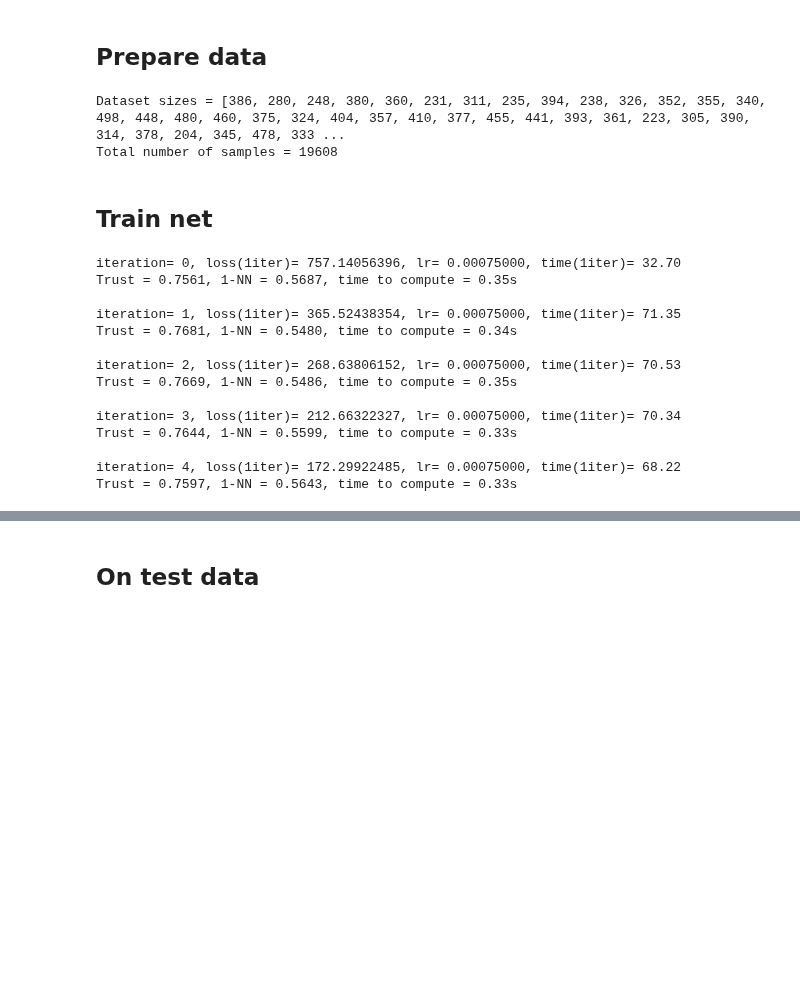
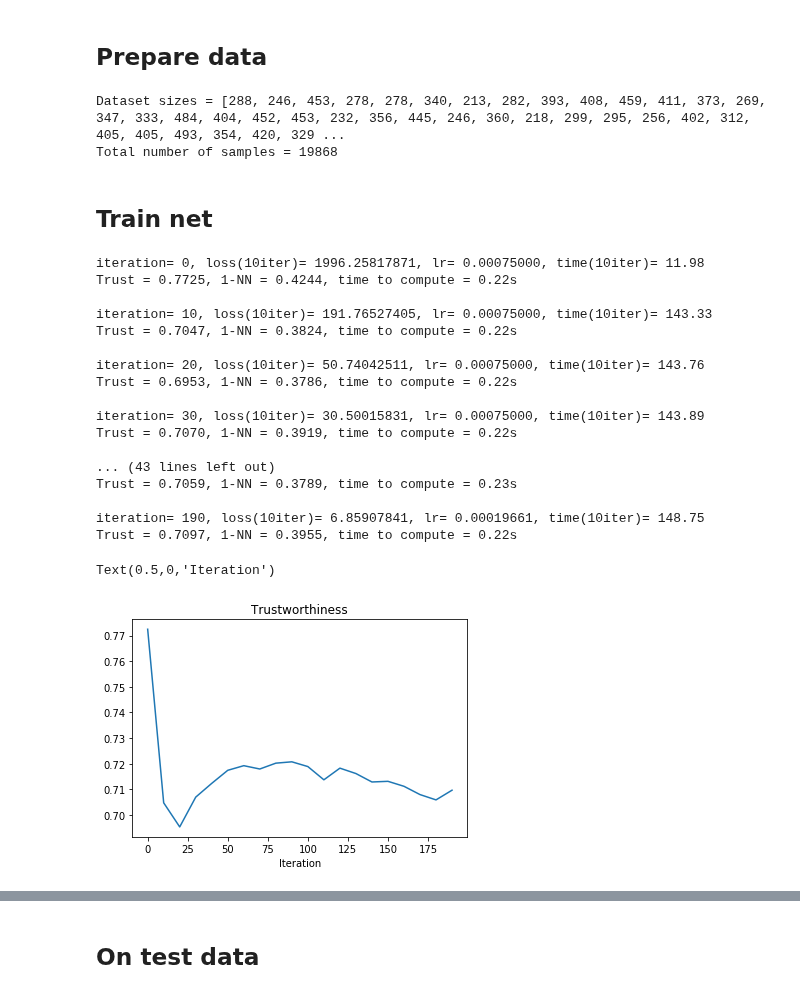
Before and after one commit to leowyy/fyp-graph-clustering, a Jupyter notebook: train_mnist_net_preprocessed.ipynb, the cells around one changed output, grey strips where cells are left out. Saved outputs shown, nothing was run; the diff lists cells and outputs as text; code cells hidden in the pictures; blank space fills up the shorter version.

Commit message:
Ran mnist train

```diff
--- a/train_mnist_net_preprocessed.ipynb
+++ b/train_mnist_net_preprocessed.ipynb
@@ -82,7 +82,7 @@ opt_parameters['batch_iters'] = 10
 opt_parameters['max_train_size'] = 20000
 opt_parameters['save_flag'] = True
 
-if 1==1: # fast debugging
+if 2==1: # fast debugging
     opt_parameters['max_iters'] = 5
     opt_parameters['batch_iters'] = 1
     opt_parameters['save_flag'] = False
@@ -91,7 +91,7 @@ opt_parameters['decay_rate'] = 1.25
 # %%
 if opt_parameters['save_flag']:
     checkpoint_interval = opt_parameters['max_iters']/5
-    checkpoint_root = 'results/mnist_' + task_parameters['reduction_method'] + '1/'
+    checkpoint_root = 'results/mnist_' + task_parameters['reduction_method'] + '2/'
     pathlib.Path(checkpoint_root).mkdir(exist_ok=True) # create the directory if it doesn't exist
 # %% [markdown]
 ## Prepare data
@@ -124,12 +124,12 @@ dataset_sizes = [len(G.labels) for G in all_train_data]
 print("Dataset sizes = {}".format(dataset_sizes))
 print("Total number of samples = {}".format(sum(dataset_sizes)))
 # %% [output]
-Dataset sizes = [386, 280, 248, 380, 360, 231, 311, 235, 394, 238, 326, 352, 355, 340, 498, 448, 480, 460, 375, 324, 404, 357, 410, 377, 455, 441, 393, 361, 223, 305, 390, 314, 378, 204, 345, 478, 333 ...
-Total number of samples = 19608
+Dataset sizes = [288, 246, 453, 278, 278, 340, 213, 282, 393, 408, 459, 411, 373, 269, 347, 333, 484, 404, 452, 453, 232, 356, 445, 246, 360, 218, 299, 295, 256, 402, 312, 405, 405, 493, 354, 420, 329 ...
+Total number of samples = 19868
 # %%
 # Test set
-test_data_dir = 'data/set_100_usps_spectral_size_200_500.pkl'
-with open(test_data_dir, 'rb') as f:
+filename = parent_dir + '/data/set_100_usps_spectral_size_200_500.pkl'
+with open(filename, 'rb') as f:
     [all_test_data] = pickle.load(f)
 # %% [markdown]
 ## Train net
@@ -215,20 +215,23 @@ for iteration in range(max_iters):
             'optimizer' : optimizer.state_dict(),
         }, filename)
 # %% [output]
-iteration= 0, loss(1iter)= 757.14056396, lr= 0.00075000, time(1iter)= 32.70
-Trust = 0.7561, 1-NN = 0.5687, time to compute = 0.35s
+iteration= 0, loss(10iter)= 1996.25817871, lr= 0.00075000, time(10iter)= 11.98
+Trust = 0.7725, 1-NN = 0.4244, time to compute = 0.22s
 
-iteration= 1, loss(1iter)= 365.52438354, lr= 0.00075000, time(1iter)= 71.35
-Trust = 0.7681, 1-NN = 0.5480, time to compute = 0.34s
+iteration= 10, loss(10iter)= 191.76527405, lr= 0.00075000, time(10iter)= 143.33
+Trust = 0.7047, 1-NN = 0.3824, time to compute = 0.22s
 
-iteration= 2, loss(1iter)= 268.63806152, lr= 0.00075000, time(1iter)= 70.53
-Trust = 0.7669, 1-NN = 0.5486, time to compute = 0.35s
+iteration= 20, loss(10iter)= 50.74042511, lr= 0.00075000, time(10iter)= 143.76
+Trust = 0.6953, 1-NN = 0.3786, time to compute = 0.22s
 
-iteration= 3, loss(1iter)= 212.66322327, lr= 0.00075000, time(1iter)= 70.34
-Trust = 0.7644, 1-NN = 0.5599, time to compute = 0.33s
+iteration= 30, loss(10iter)= 30.50015831, lr= 0.00075000, time(10iter)= 143.89
+Trust = 0.7070, 1-NN = 0.3919, time to compute = 0.22s
 
-iteration= 4, loss(1iter)= 172.29922485, lr= 0.00075000, time(1iter)= 68.22
-Trust = 0.7597, 1-NN = 0.5643, time to compute = 0.33s
+... (43 lines left out)
+Trust = 0.7059, 1-NN = 0.3789, time to compute = 0.23s
+
+iteration= 190, loss(10iter)= 6.85907841, lr= 0.00019661, time(10iter)= 148.75
+Trust = 0.7097, 1-NN = 0.3955, time to compute = 0.22s
 # %%
 # Save metadata
 if opt_parameters['save_flag']:
@@ -242,3 +245,13 @@ if opt_parameters['save_flag']:
 
         f.write('\n-----------------------\n')
         f.write('\n'.join(["%s = %s" % (k,v) for k,v in opt_parameters.items()]))
+# %%
+iterations = [res[0] for res in tab_results]
+trust_score = [res[2] for res in tab_results]
+nn_score = [res[3] for res in tab_results]
+plt.plot(iterations, trust_score)
+plt.title('Trustworthiness')
+plt.xlabel('Iteration')
+# %% [output]
+Text(0.5,0,'Iteration')
+[figure, added]
```
Also changed, not shown: parts of 2 cells of this notebook, 3 other files.
